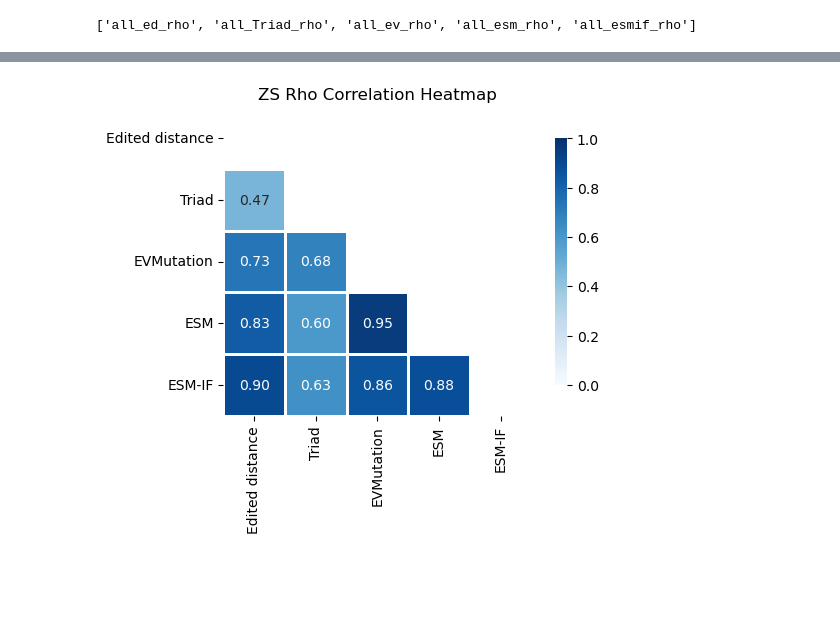
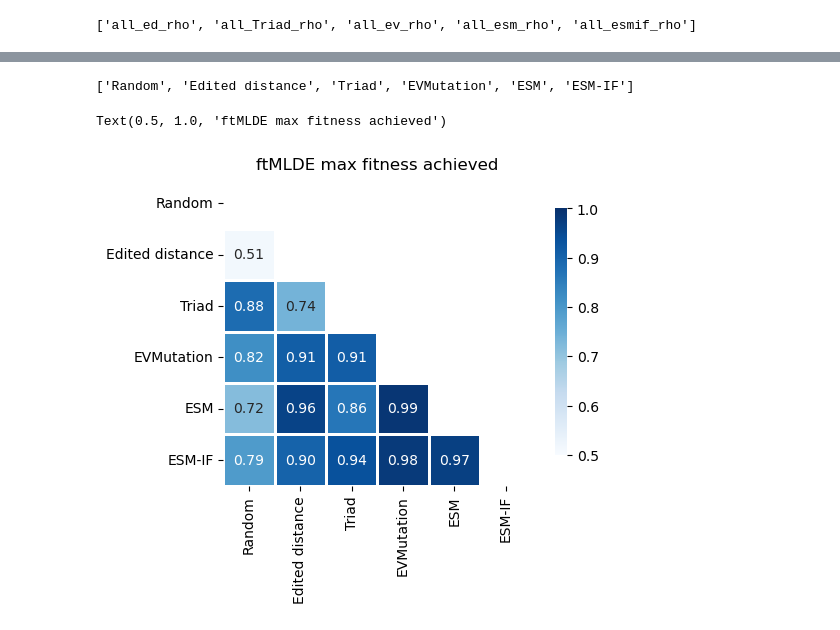
Before and after one commit to fhalab/SSMuLA, a Jupyter notebook: sandbox/zs_corr.ipynb, the cells around one changed output, grey strips where cells are left out. Drawn from its saved outputs; the diff is of its cells as text; code cells hidden in the pictures; blank space fills up the shorter version.

Commit message:
comb triad zs

```diff
--- a/sandbox/zs_corr.ipynb
+++ b/sandbox/zs_corr.ipynb
@@ -236,16 +248,45 @@ mask = np.triu(np.ones_like(corr_matrix, dtype=bool))
+# %%
+list(ZS_OPTS_LEGEND.values())[:6]
+# %% [output]
+['Random', 'Edited distance', 'Triad', 'EVMutation', 'ESM', 'ESM-IF']
 # %%
-import seaborn as sns
-import matplotlib.pyplot as plt
+# Calculate the correlation matrix
+ft_df = merge_df[
+        [
+            "top_maxes",
+            "top_maxes_double",
+            "top_maxes_Triad",
+            "top_maxes_ev",
+            "top_maxes_esm",
+            "top_maxes_esmif",
+        ]
+    ]
+ft_df.columns = list(ZS_OPTS_LEGEND.values())[:6]
+
+corr_matrix = ft_df.corr()
+
+# Create a mask for the upper triangle
+mask = np.triu(np.ones_like(corr_matrix, dtype=bool))
 
 # Set up the matplotlib figure
 plt.figure(figsize=(6, 4))
 
-# Draw the heatmap with the mask
-sns.heatmap(corr_matrix, mask=mask, annot=True, fmt=".2f", cmap="Blues",
-            cbar_kws={"shrink": .8}, linewidths=.8, square=True, vmin=0, vmax=1)
+# Draw the heatmap with the mask and correct aspect ratio
+sns.heatmap(
+    corr_matrix,
+    mask=mask,
+    annot=True,
+    fmt=".2f",
+    cmap="Blues",
+    cbar_kws={"shrink": 0.8},
+    linewidths=0.8,
+    square=True,
+    vmin=0.5,
+    vmax=1,
+)  # Setting vmin and vmax
 
 # Add titles and labels as necessary
-plt.title('ZS Rho Correlation Heatmap')
-plt.show()
+plt.title("ftMLDE max fitness achieved")
 # %% [output]
+Text(0.5, 1.0, 'ftMLDE max fitness achieved')
-[figure, old version]
+[figure, new version]
```
Also changed, not shown: parts of 13 cells of this notebook, 5 other files.
